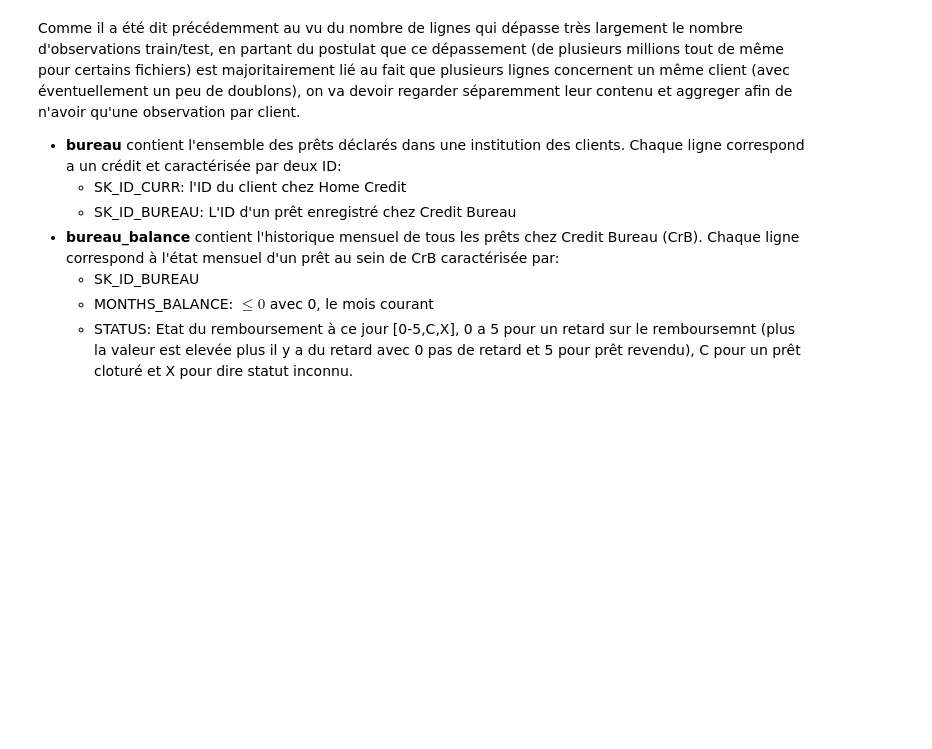
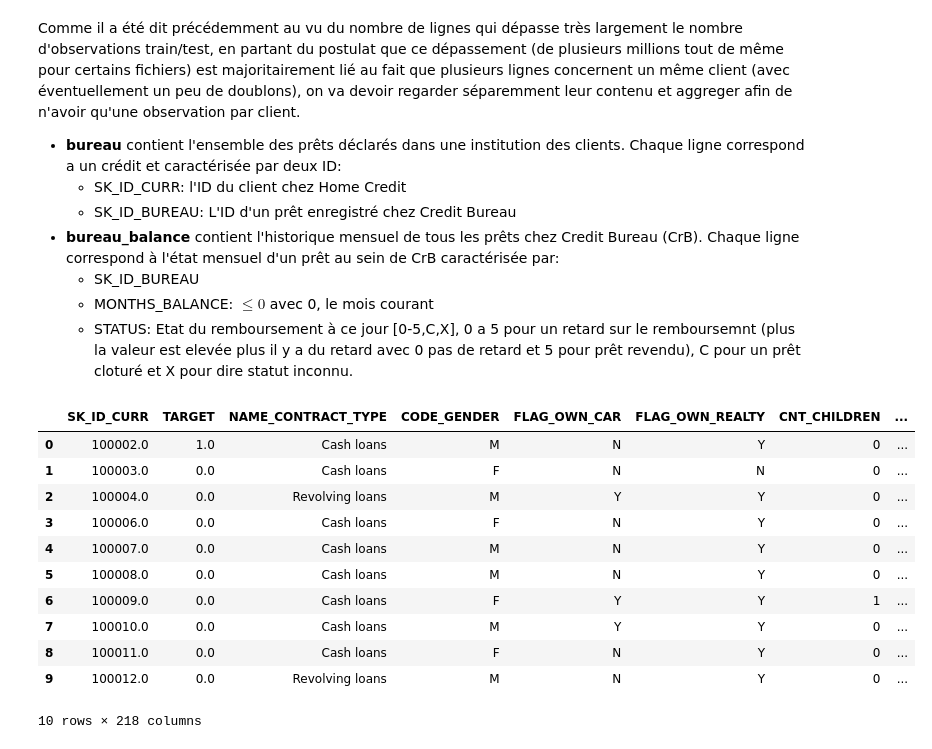
Before and after one commit to S-S-Zheng/Openclassrooms_P6, a Jupyter notebook: notebooks/P6_part2.ipynb, the cells around one changed output. Saved outputs shown, nothing was run; the diff lists cells and outputs as text; code cells hidden in the pictures; blank space fills up the shorter version.

Commit message:
Part1.2: Traitement des fichiers secondaires

```diff
--- a/notebooks/P6_part2.ipynb
+++ b/notebooks/P6_part2.ipynb
@@ -345,3 +134,5 @@ On va commencer par l'embranchement bureau/bureau_balance qui concerne l'histori
+# %%
+df_train_test = pd.read_parquet(datas_path/f"train_test{miss_percent}_cleaned.parquet")
 # %% [markdown]
 <span style="color:blue;font-size:1.5em;font-weight:bold;background-color:yellow"> Traitement de la branche bureau</span>
 # %% [markdown]
@@ -354,3 +145,52 @@ Comme il a été dit précédemment au vu du nombre de lignes qui dépasse très
     - SK_ID_BUREAU
     - MONTHS_BALANCE: $\leq 0$ avec 0, le mois courant
     - STATUS: Etat du remboursement à ce jour [0-5,C,X], 0 a 5 pour un retard sur le remboursemnt (plus la valeur est elevée plus il y a du retard avec 0 pas de retard et 5 pour prêt revendu), C pour un prêt cloturé et X pour dire statut inconnu.
+# %%
+steps = ["bureau", "prev_app", "pos_cash", "credit_card", "installements"]
+ID_list = ["SK_ID_CURR", "SK_ID_PREV", "SK_ID_BUREAU"]
+# %%
+temp_file_path_bureau = datas_path/steps[0]/f"df_train_test_{steps[0]}.parquet"
+
+if temp_file_path_bureau.exists():
+    df_train_test = pd.read_parquet(temp_file_path_bureau)
+else:
+    # On importe le premier fichier sur lequel on aggrege la donnée d'abord puis
+    # qui sera fusionné dans le second (et garbage collecté via la fonction d'agg).
+
+    # Bureau Balance
+    df_bureau_balance = pd.read_parquet(datas_path/f'bureau_balance{miss_percent}_cleaned.parquet')
+    # Agrégation de Bureau Balance
+    df_bureau_balance_agg = agg_features(
+        df_bureau_balance, 'SK_ID_BUREAU', 'BB', drop_columns=ID_list
+    )
+
+    # Bureau (On joint BB dedans d'abord)
+    df_bureau = pd.read_parquet(datas_path / f"bureau{miss_percent}_cleaned.parquet")
+    # On attache les infos de balance à bureau puis on le garbage collect
+    df_bureau = merging_data(df_bureau, df_bureau_balance_agg, on='SK_ID_BUREAU', how='left')
+
+
+    # Agrégation finale pour n'avoir qu'une ligne par client
+    df_bureau_agg = agg_features(df_bureau, 'SK_ID_CURR', 'BUREAU', drop_columns=ID_list)
+
+
+    # Fusion avec le df_test_train
+    df_train_test = merging_data(df_train_test, df_bureau_agg, on='SK_ID_CURR', how='left')
+
+    # on sauvegarde temporairement le df_bureau nettoyé
+    export_datas(df_train_test, datas_path, step = steps[0], prefix = "df_train_test_")
+# %%
+df_train_test.head(10)
+# %% [output]
+|  | SK_ID_CURR | TARGET | NAME_CONTRACT_TYPE | CODE_GENDER | FLAG_OWN_CAR | FLAG_OWN_REALTY | CNT_CHILDREN | ... |
+| 0 | 100002.0 | 1.0 | Cash loans | M | N | Y | 0 | ... |
+| 1 | 100003.0 | 0.0 | Cash loans | F | N | N | 0 | ... |
+| 2 | 100004.0 | 0.0 | Revolving loans | M | Y | Y | 0 | ... |
+| 3 | 100006.0 | 0.0 | Cash loans | F | N | Y | 0 | ... |
+| 4 | 100007.0 | 0.0 | Cash loans | M | N | Y | 0 | ... |
+| 5 | 100008.0 | 0.0 | Cash loans | M | N | Y | 0 | ... |
+| 6 | 100009.0 | 0.0 | Cash loans | F | Y | Y | 1 | ... |
+| 7 | 100010.0 | 0.0 | Cash loans | M | Y | Y | 0 | ... |
+| 8 | 100011.0 | 0.0 | Cash loans | F | N | Y | 0 | ... |
+| 9 | 100012.0 | 0.0 | Revolving loans | M | N | Y | 0 | ... |
+10 rows × 218 columns
```
Also changed, not shown: parts of 38 cells of this notebook, 5 other files.
